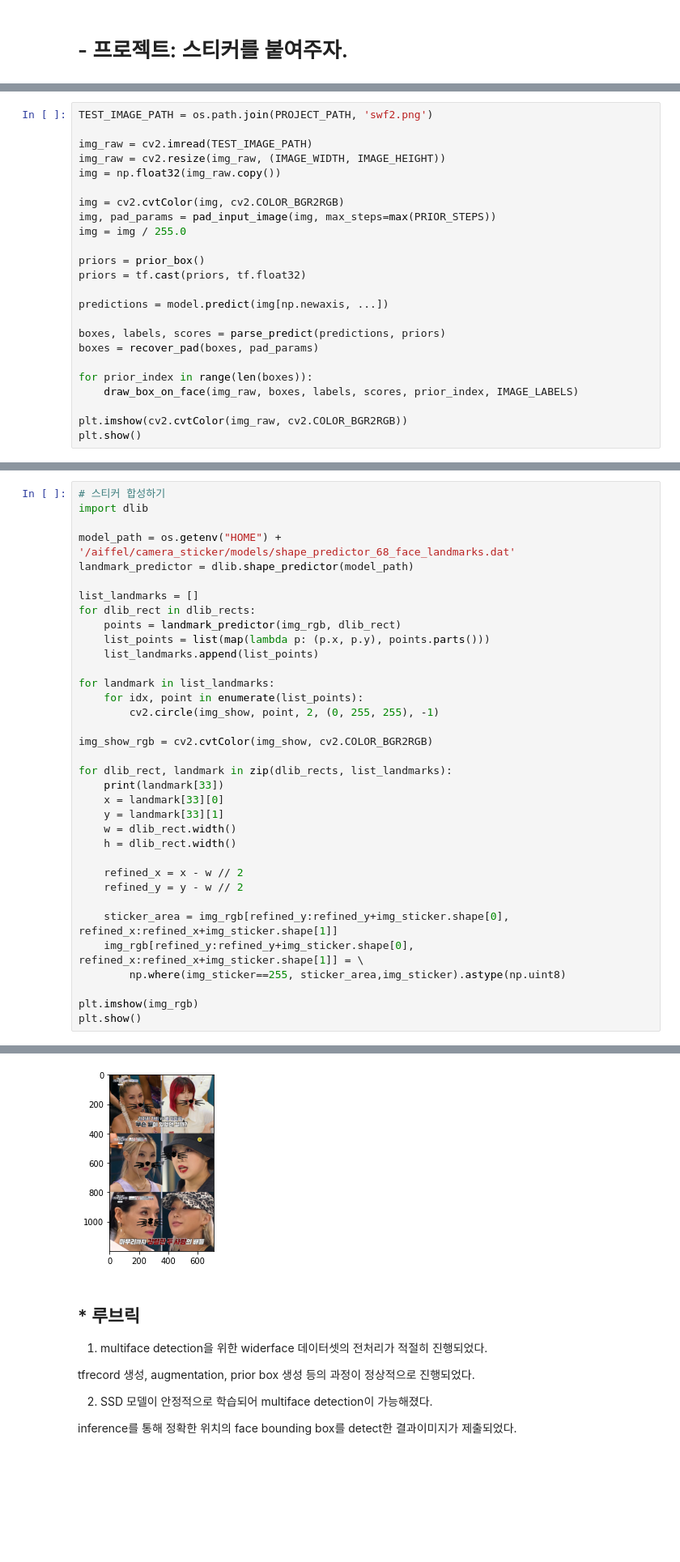
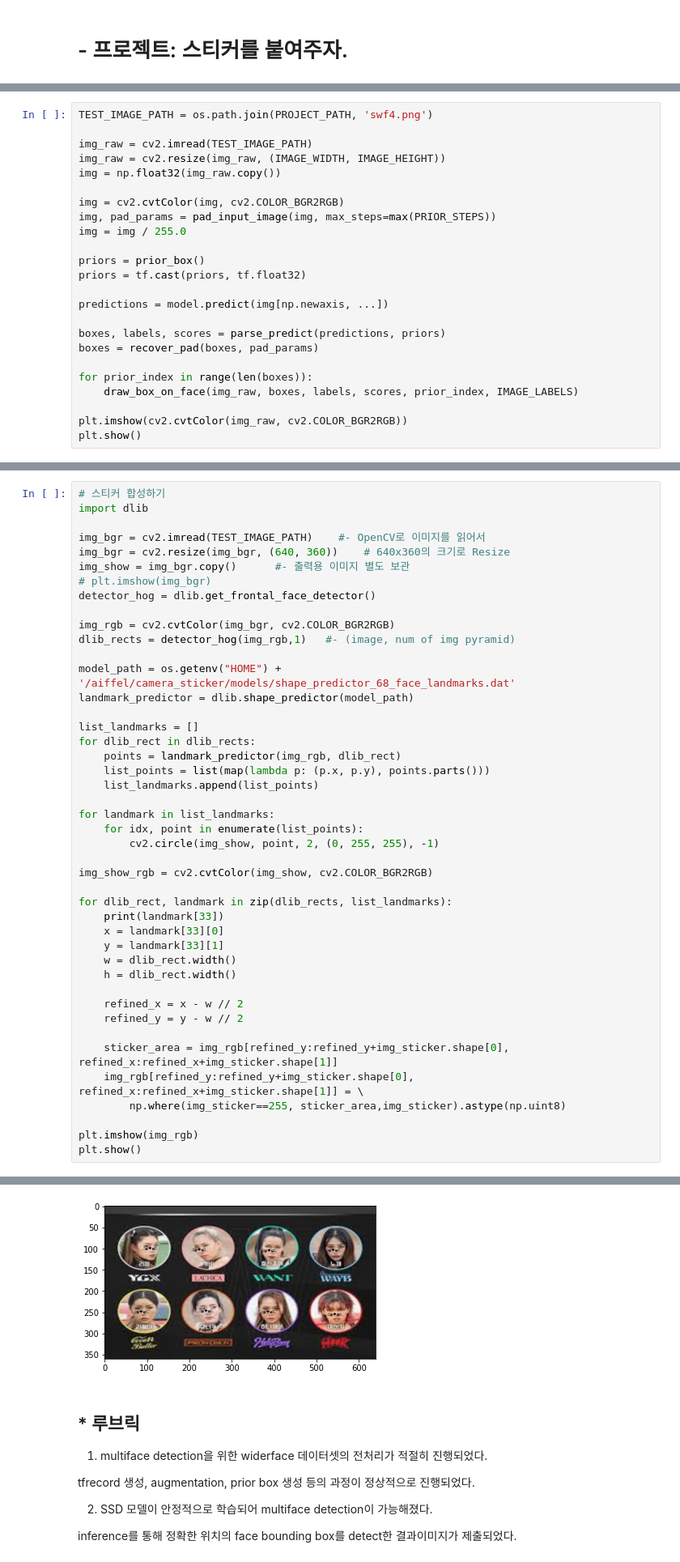
Before and after one commit to cosmic4dev/modulab, a Jupyter notebook: [G-14]SSD.ipynb, the cells around one changed output, grey strips where cells are left out. Shown at 81% size. Saved outputs shown, nothing was run; the diff lists cells and outputs as text; blank space fills up the shorter version.

```diff
--- a/[G-14]SSD.ipynb
+++ b/[G-14]SSD.ipynb
@@ -1146,5 +1023,5 @@ print (img_sticker.shape)
 # %%
-TEST_IMAGE_PATH = os.path.join(PROJECT_PATH, 'swf2.png')
+TEST_IMAGE_PATH = os.path.join(PROJECT_PATH, 'swf4.png')
 
 img_raw = cv2.imread(TEST_IMAGE_PATH)
 img_raw = cv2.resize(img_raw, (IMAGE_WIDTH, IMAGE_HEIGHT))
@@ -1172,6 +1049,15 @@ plt.show()
 # %%
 # 스티커 합성하기
 import dlib
+
+img_bgr = cv2.imread(TEST_IMAGE_PATH)    #- OpenCV로 이미지를 읽어서
+img_bgr = cv2.resize(img_bgr, (640, 360))    # 640x360의 크기로 Resize
+img_show = img_bgr.copy()      #- 출력용 이미지 별도 보관
+# plt.imshow(img_bgr)
+detector_hog = dlib.get_frontal_face_detector()
+
+img_rgb = cv2.cvtColor(img_bgr, cv2.COLOR_BGR2RGB)
+dlib_rects = detector_hog(img_rgb,1)   #- (image, num of img pyramid)
 
 model_path = os.getenv("HOME") + '/aiffel/camera_sticker/models/shape_predictor_68_face_landmarks.dat'
 landmark_predictor = dlib.shape_predictor(model_path)
@@ -1213,4 +1102,4 @@ plt.show()
-[figure, old version]
+[figure, new version]
 # %% [markdown]
 ## * 루브릭
 1. multiface detection을 위한 widerface 데이터셋의 전처리가 적절히 진행되었다.
```
Also changed, not shown: parts of 43 cells of this notebook.
